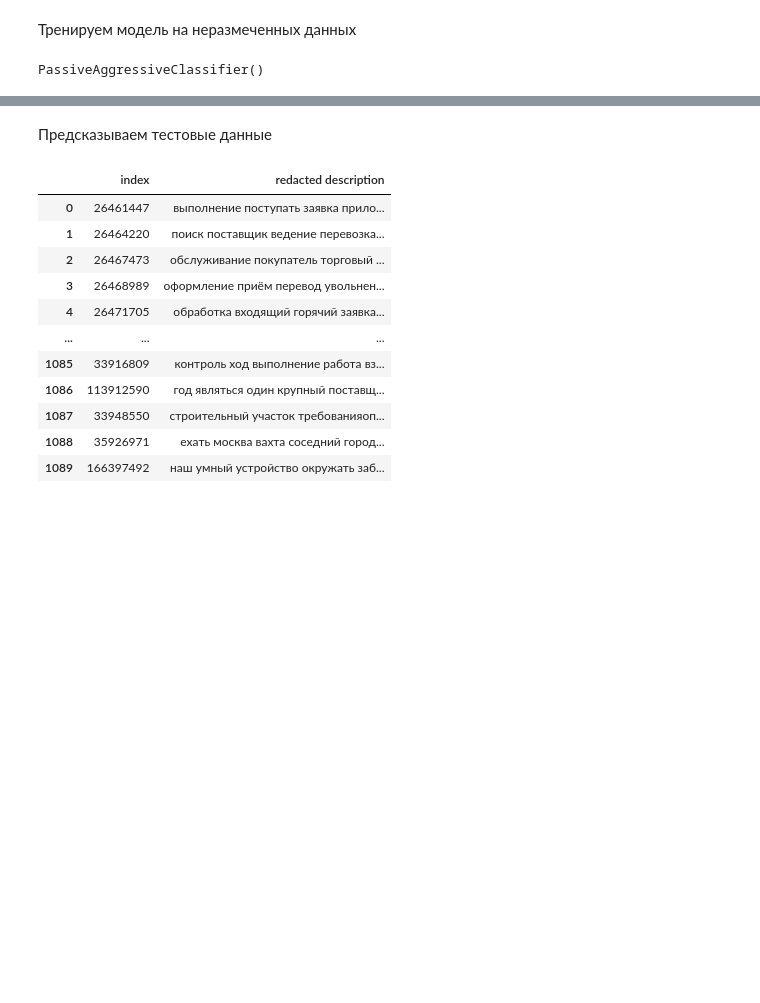
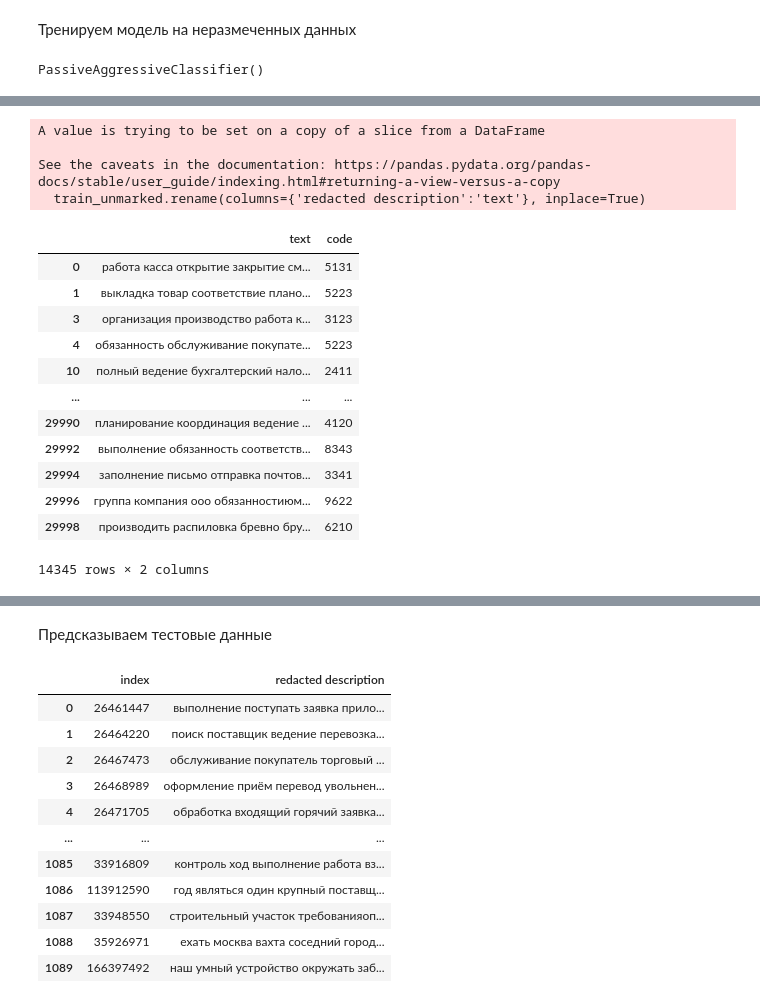
Before and after one commit to sersldmir/all_comp_repo, a Jupyter notebook: Main_file/main_project.ipynb, the cells around one changed output, grey strips where cells are left out. Saved outputs shown, nothing was run; the diff lists cells and outputs as text; code cells hidden in the pictures; blank space fills up the shorter version.

```diff
--- a/Main_file/main_project.ipynb
+++ b/Main_file/main_project.ipynb
@@ -271,0 +274,2 @@ PassiveAggressiveClassifier()
+# %%
+train_unmarked['code'] = y_predict
@@ -271,0 +298,23 @@ PassiveAggressiveClassifier()
+# %%
+train_unmarked.rename(columns={'redacted description':'text'}, inplace=True)
+# %% [output]
+A value is trying to be set on a copy of a slice from a DataFrame
+
+See the caveats in the documentation: https://pandas.pydata.org/pandas-docs/stable/user_guide/indexing.html#returning-a-view-versus-a-copy
+  train_unmarked.rename(columns={'redacted description':'text'}, inplace=True)
+# %%
+train_unmarked
+# %% [output]
+|  | text | code |
+| 0 | работа касса открытие закрытие см... | 5131 |
+| 1 | выкладка товар соответствие плано... | 5223 |
+| 3 | организация производство работа к... | 3123 |
+| 4 | обязанность обслуживание покупате... | 5223 |
+| 10 | полный ведение бухгалтерский нало... | 2411 |
+| ... | ... | ... |
+| 29990 | планирование координация ведение ... | 4120 |
+| 29992 | выполнение обязанность соответств... | 8343 |
+| 29994 | заполнение письмо отправка почтов... | 3341 |
+| 29996 | группа компания ооо обязанностиюм... | 9622 |
+| 29998 | производить распиловка бревно бру... | 6210 |
+14345 rows × 2 columns
```
Also changed, not shown: parts of 18 cells of this notebook, 7 other files.
